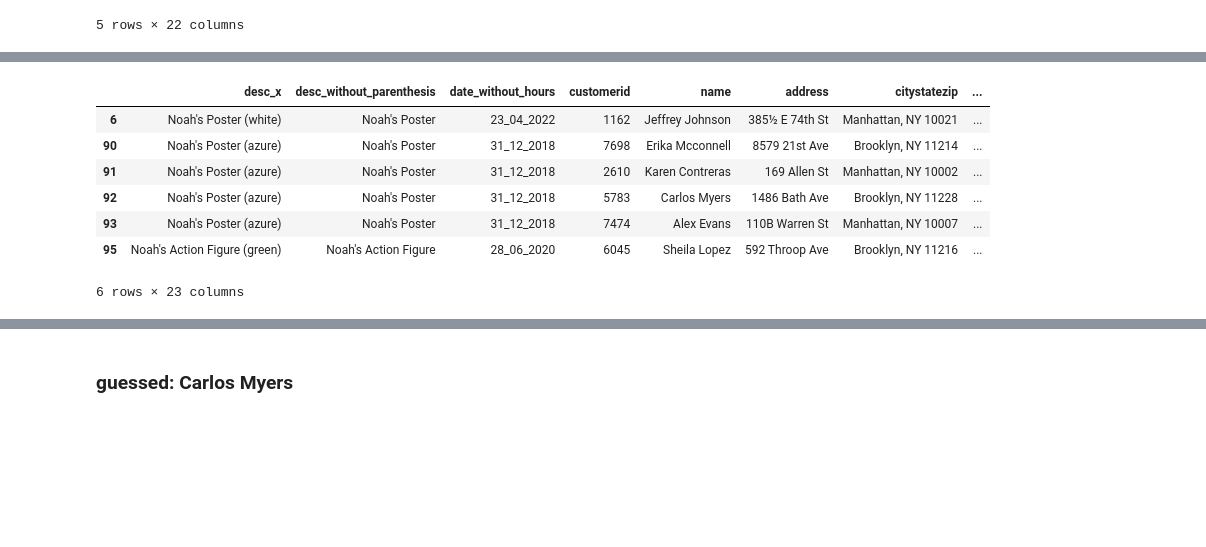
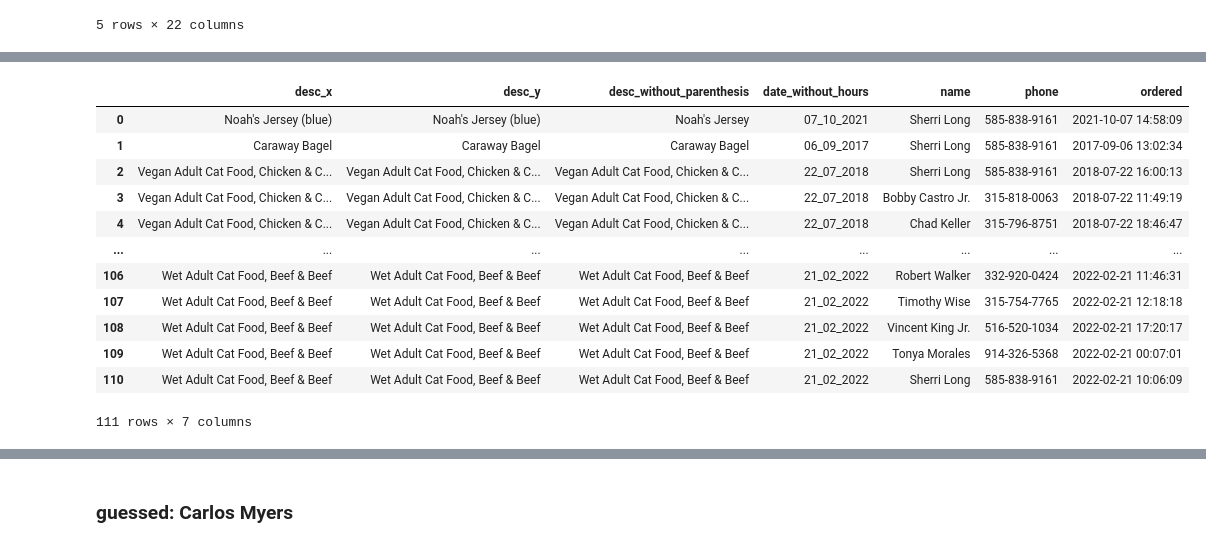
Before and after one commit to nuoxoxo/hanukkah-of-data, a Jupyter notebook: 5784/7.ipynb, the cells around one changed output, grey strips where cells are left out. Saved outputs shown, nothing was run; the diff lists cells and outputs as text; code cells hidden in the pictures; blank space fills up the shorter version.

```diff
--- a/5784/7.ipynb
+++ b/5784/7.ipynb
@@ -142,12 +158,17 @@ same_prods[ same_prods['desc'] != same_prods['desc_without_parenthesis']]
 # %%
 res = same_prods.merge(temp, on=['desc_without_parenthesis','date_without_hours'])
-res[ res['desc_x'] != res['desc_y'] ]
+res[['desc_x','desc_y','desc_without_parenthesis','date_without_hours','name','phone','ordered']]
 # %% [output]
-|  | desc_x | desc_without_parenthesis | date_without_hours | customerid | name | address | citystatezip | ... |
-| 6 | Noah's Poster (white) | Noah's Poster | 23_04_2022 | 1162 | Jeffrey Johnson | 385½ E 74th St | Manhattan, NY 10021 | ... |
-| 90 | Noah's Poster (azure) | Noah's Poster | 31_12_2018 | 7698 | Erika Mcconnell | 8579 21st Ave | Brooklyn, NY 11214 | ... |
-| 91 | Noah's Poster (azure) | Noah's Poster | 31_12_2018 | 2610 | Karen Contreras | 169 Allen St | Manhattan, NY 10002 | ... |
-| 92 | Noah's Poster (azure) | Noah's Poster | 31_12_2018 | 5783 | Carlos Myers | 1486 Bath Ave | Brooklyn, NY 11228 | ... |
-| 93 | Noah's Poster (azure) | Noah's Poster | 31_12_2018 | 7474 | Alex Evans | 110B Warren St | Manhattan, NY 10007 | ... |
-| 95 | Noah's Action Figure (green) | Noah's Action Figure | 28_06_2020 | 6045 | Sheila Lopez | 592 Throop Ave | Brooklyn, NY 11216 | ... |
+|  | desc_x | desc_y | desc_without_parenthesis | date_without_hours | name | phone | ordered |
+| 0 | Noah's Jersey (blue) | Noah's Jersey (blue) | Noah's Jersey | 07_10_2021 | Sherri Long | 585-838-9161 | 2021-10-07 14:58:09 |
+| 1 | Caraway Bagel | Caraway Bagel | Caraway Bagel | 06_09_2017 | Sherri Long | 585-838-9161 | 2017-09-06 13:02:34 |
+| 2 | Vegan Adult Cat Food, Chicken & C... | Vegan Adult Cat Food, Chicken & C... | Vegan Adult Cat Food, Chicken & C... | 22_07_2018 | Sherri Long | 585-838-9161 | 2018-07-22 16:00:13 |
+| 3 | Vegan Adult Cat Food, Chicken & C... | Vegan Adult Cat Food, Chicken & C... | Vegan Adult Cat Food, Chicken & C... | 22_07_2018 | Bobby Castro Jr. | 315-818-0063 | 2018-07-22 11:49:19 |
+| 4 | Vegan Adult Cat Food, Chicken & C... | Vegan Adult Cat Food, Chicken & C... | Vegan Adult Cat Food, Chicken & C... | 22_07_2018 | Chad Keller | 315-796-8751 | 2018-07-22 18:46:47 |
+| ... | ... | ... | ... | ... | ... | ... | ... |
+| 106 | Wet Adult Cat Food, Beef & Beef | Wet Adult Cat Food, Beef & Beef | Wet Adult Cat Food, Beef & Beef | 21_02_2022 | Robert Walker | 332-920-0424 | 2022-02-21 11:46:31 |
+| 107 | Wet Adult Cat Food, Beef & Beef | Wet Adult Cat Food, Beef & Beef | Wet Adult Cat Food, Beef & Beef | 21_02_2022 | Timothy Wise | 315-754-7765 | 2022-02-21 12:18:18 |
+| 108 | Wet Adult Cat Food, Beef & Beef | Wet Adult Cat Food, Beef & Beef | Wet Adult Cat Food, Beef & Beef | 21_02_2022 | Vincent King Jr. | 516-520-1034 | 2022-02-21 17:20:17 |
+| 109 | Wet Adult Cat Food, Beef & Beef | Wet Adult Cat Food, Beef & Beef | Wet Adult Cat Food, Beef & Beef | 21_02_2022 | Tonya Morales | 914-326-5368 | 2022-02-21 00:07:01 |
+| 110 | Wet Adult Cat Food, Beef & Beef | Wet Adult Cat Food, Beef & Beef | Wet Adult Cat Food, Beef & Beef | 21_02_2022 | Sherri Long | 585-838-9161 | 2022-02-21 10:06:09 |
-6 rows × 23 columns
+111 rows × 7 columns
```
Also changed, not shown: parts of 10 cells of this notebook.
